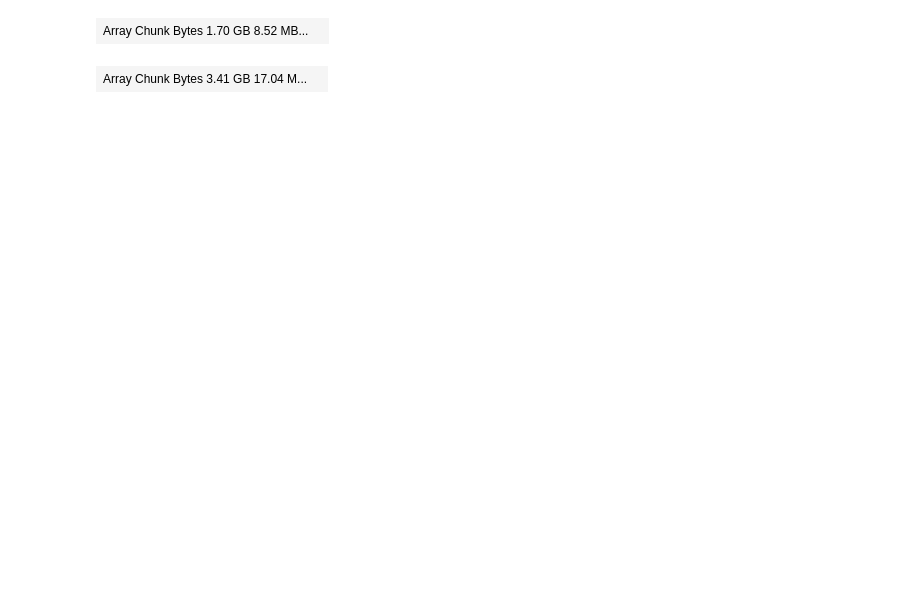
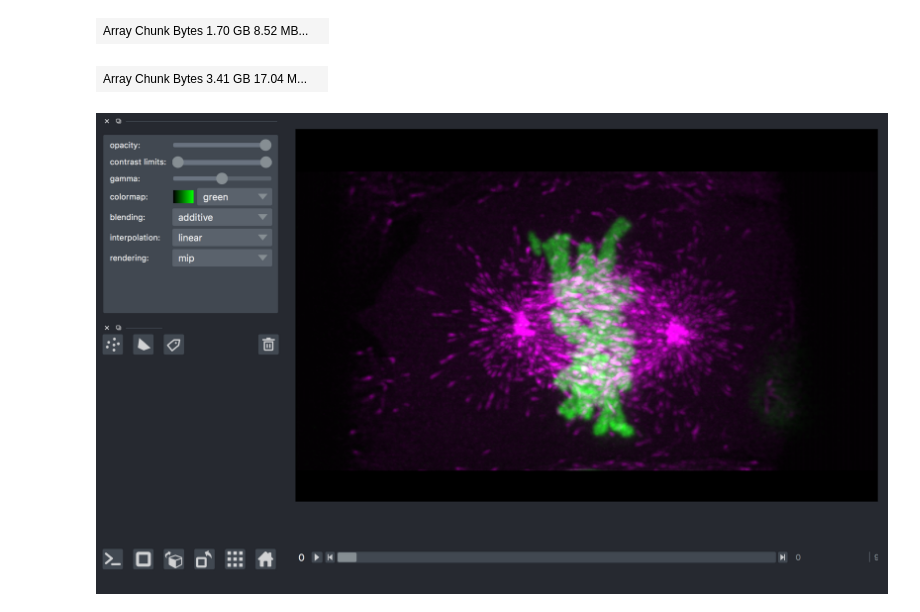
Before and after one commit to tlambert03/napari-dask-example, a Jupyter notebook: dask_napari.ipynb, the cells around one changed output. Drawn from its saved outputs; the diff is of its cells as text; code cells hidden in the pictures; blank space fills up the shorter version.

```diff
--- a/dask_napari.ipynb
+++ b/dask_napari.ipynb
@@ -176,9 +201,12 @@ cropped
 # %%
 viewer = napari.view_image(
     cropped,
     channel_axis=0,
     contrast_limits=[90, 1500],
     scale=(1,3,1,1),
     translate=(0,0,20,-140)
 )
 viewer.dims.ndisplay = 3
+nbscreenshot(viewer)
+# %% [output]
+[figure, added]
```
Also changed, not shown: parts of 18 cells of this notebook.
